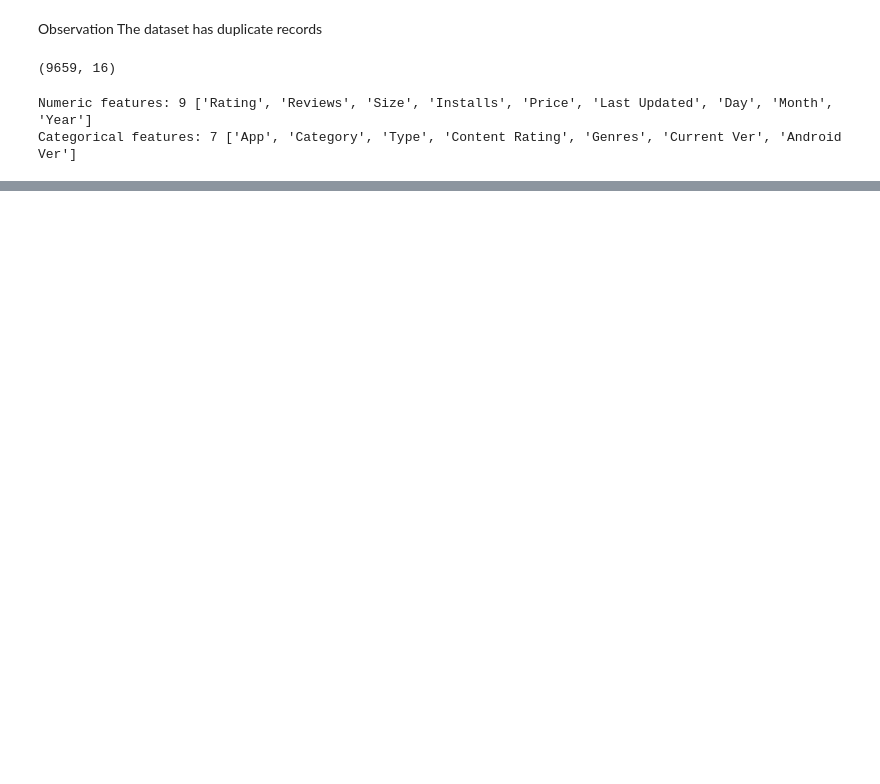
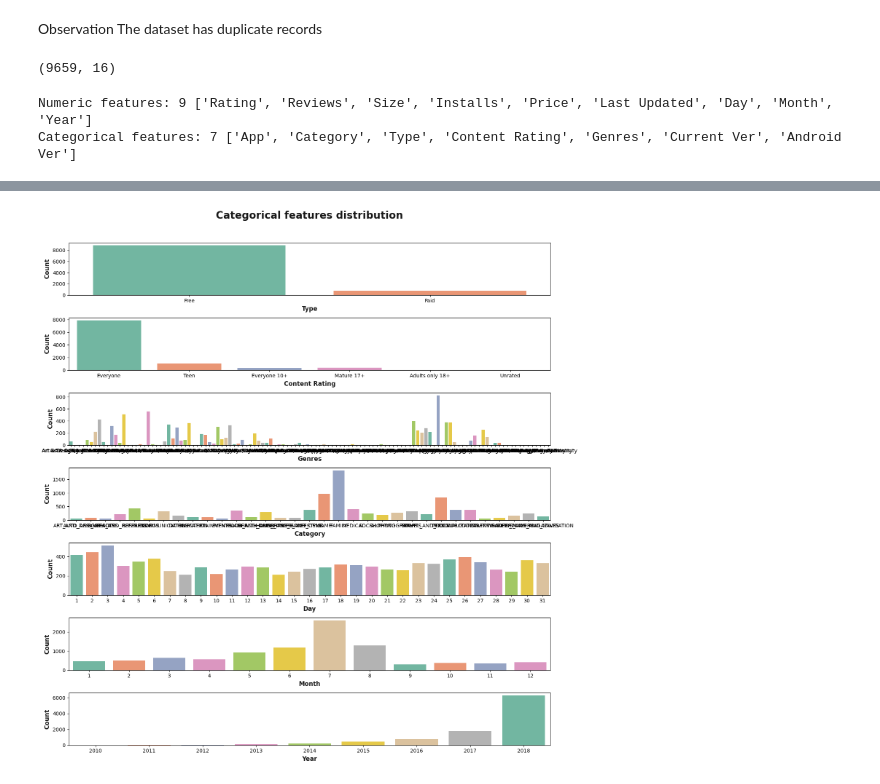
Before and after one commit to Imtiazjumman/Data_analytics, a Jupyter notebook: Exploratory Data/Data_cleaning_Google_playstore.ipynb, the cells around one changed output, grey strips where cells are left out. Drawn from its saved outputs; the diff is of its cells as text; code cells hidden in the pictures; blank space fills up the shorter version.

```diff
--- a/Exploratory Data/Data_cleaning_Google_playstore.ipynb
+++ b/Exploratory Data/Data_cleaning_Google_playstore.ipynb
@@ -390,0 +465,14 @@ Categorical features: 7 ['App', 'Category', 'Type', 'Content Rating', 'Genres',
+# %%
+## categorical features distribution
+plt.figure(figsize=(15,15))
+plt.suptitle('Categorical features distribution', fontsize=20,fontweight='semibold',alpha=0.9,y=1.02)
+category = ['Type','Content Rating','Genres','Category','Day','Month','Year']
+for i in range(0, len(category)):
+    plt.subplot(7,1,i+1)
+    sns.countplot(x=df_copy[category[i]],palette='Set2')
+    plt.xlabel(category[i], fontsize=12,fontweight='semibold',alpha=0.9)
+    plt.ylabel('Count', fontsize=12,fontweight='semibold',alpha=0.9)
+    plt.tight_layout()
+plt.show()
+# %% [output]
+[figure, added]
```
Also changed, not shown: parts of 11 cells of this notebook, 1 other file.
